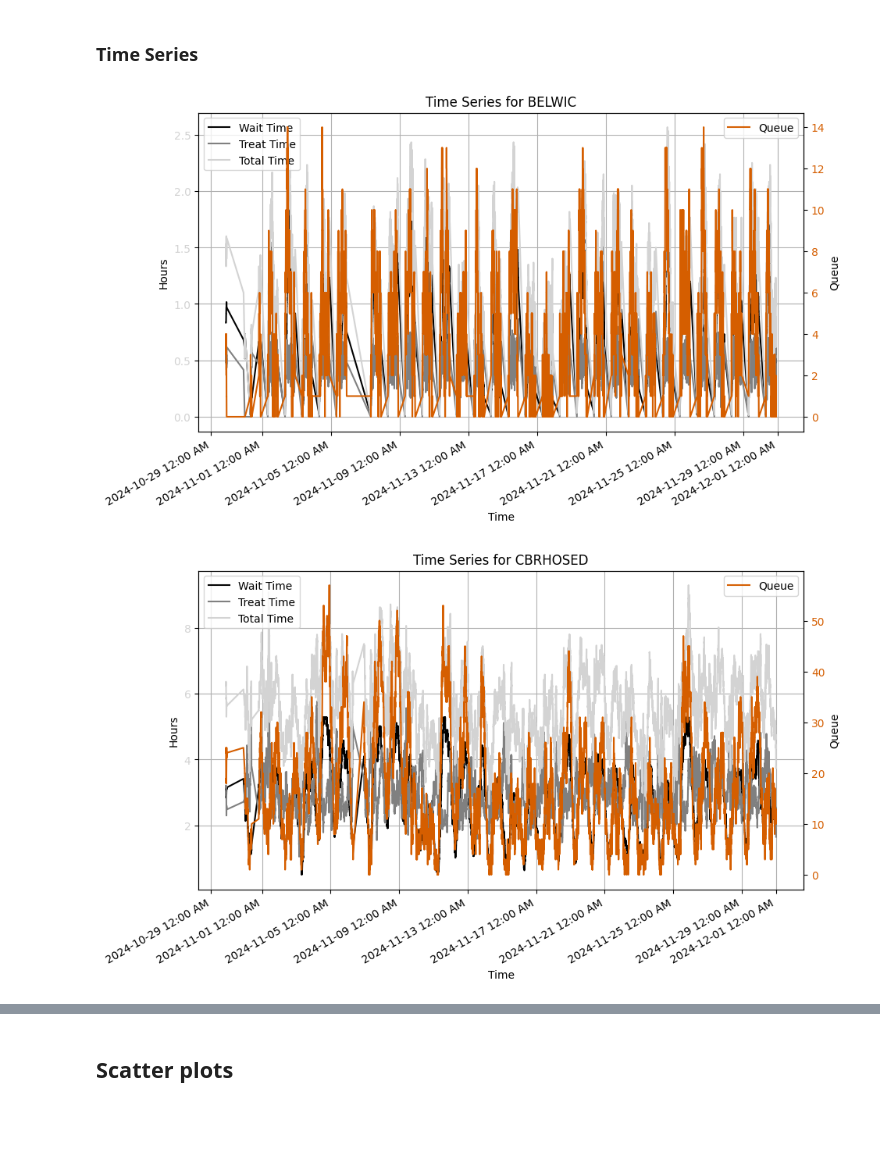
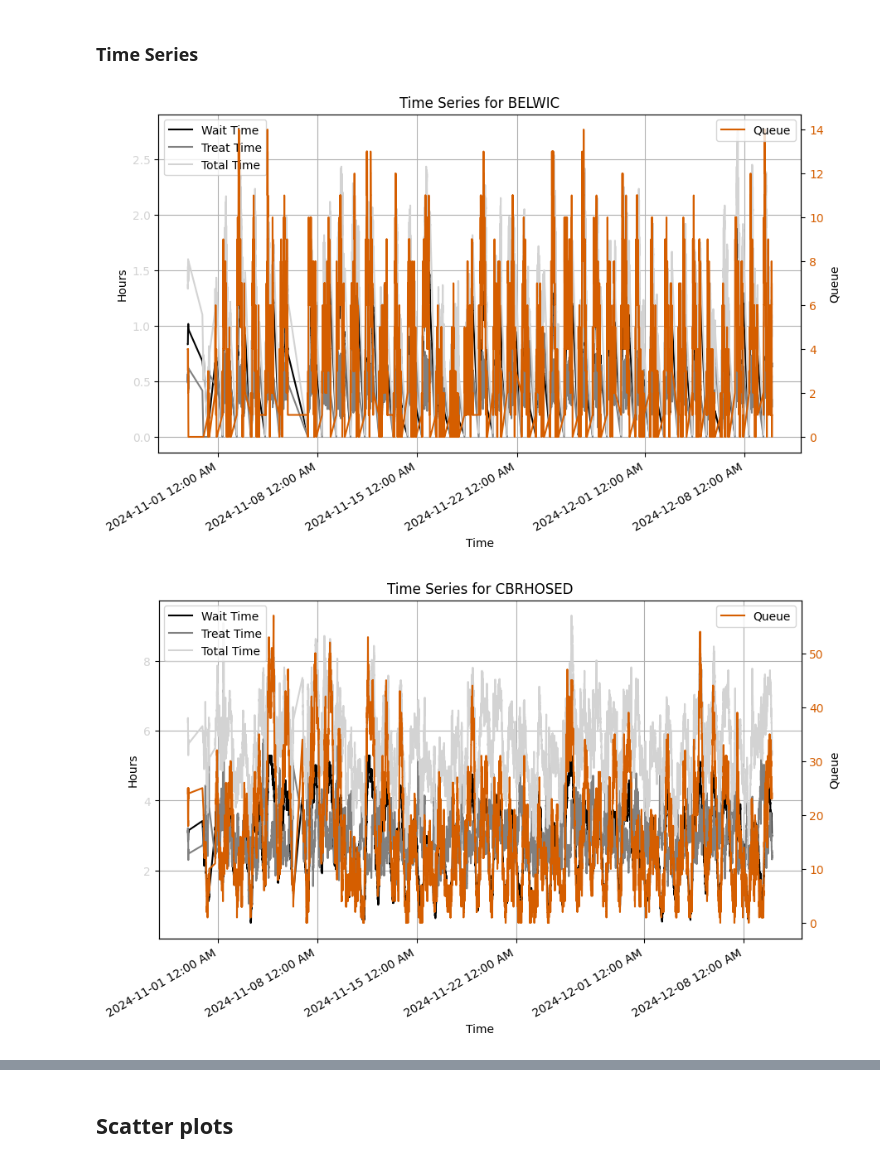
Before and after one commit to DerekWu1/wic_wait_times, a Jupyter notebook: analysis.ipynb, the cells around one changed output, grey strips where cells are left out. Drawn from its saved outputs; the diff is of its cells as text; code cells hidden in the pictures; blank space fills up the shorter version.

```diff
--- a/analysis.ipynb
+++ b/analysis.ipynb
@@ -59,6 +59,7 @@ df['hour_minute'] = pd.to_datetime(df['hour_minute'], format='%H:%M')
 df['hour_minute_numeric'] = df['hour_minute'].dt.hour * 60 + df['hour_minute'].dt.minute
 df['day_of_week'] = df['lastUpdated'].dt.day_name()
 df['hour_time'] = df['hour_minute'].dt.time
+df['date'] = df['lastUpdated'].dt.date
 
 # Calculating lagged differences for each 'id' group
 df['queue_diff'] = df.groupby('id')['queue'].diff()
@@ -67,8 +68,19 @@ df['treat_time_diff'] = df.groupby('id')['treat_time'].diff()
 df['total_time_diff'] = df.groupby('id')['total_time'].diff()
 df['hour_minute_numeric_diff'] = df.groupby('id')['hour_minute_numeric'].diff()
 
+df = df.sort_values(by=['id', 'date', 'hour_time'])
+df['lagged_hour_time'] = df.groupby(['id', 'date'])['hour_time'].shift(60)
+df['lagged_hour_minute_numeric'] = df.groupby(['id', 'date'])['hour_minute_numeric'].shift(60)
+df['lagged_hour_minute_numeric_diff'] = df.groupby(['id', 'date'])['hour_minute_numeric_diff'].shift(60)
+df['lagged_wait_time'] = df.groupby(['id', 'date'])['wait_time'].shift(60)
+df['lagged_treat_time'] = df.groupby(['id', 'date'])['treat_time'].shift(60)
+df['lagged_total_time'] = df.groupby(['id', 'date'])['treat_time'].shift(60)
+df['lagged_queue'] = df.groupby(['id', 'date'])['queue'].shift(60)
+df['lagged_queue_diff'] = df.groupby(['id', 'date'])['queue_diff'].shift(60)
+
 # Filter out wait_time 0s
 df = df[df['wait_time'] != 0]
+df = df.dropna()
 
 df.to_csv("clean_chs_waittimes.csv", index=False)
 # %% [markdown]
@@ -101,7 +113,7 @@ colour_queue = '#D55E00'      # Orange
 
 # Define your date range
 start_date = "2024-10-28"
-end_date = "2024-12-01"
+end_date = "2024-12-10"
 
 # Filter DataFrame based on lastUpdated
 filtered_df = df[(df['lastUpdated'] >= start_date) & (df['lastUpdated'] <= end_date)]
@@ -117,32 +129,32 @@ for name, group in grouped:
 
     # Plot wait times on primary y-axis
     ax1.plot(group['lastUpdated'], group['wait_time'], label='Wait Time', color='000000')   # black
     ax1.plot(group['lastUpdated'], group['treat_time'], label='Treat Time', color='#808080')
     ax1.plot(group['lastUpdated'], group['total_time'], label='Total Time', color=colour_wait_time)
 
     # Primary y-axis settings
     ax1.set_xlabel('Time')
     ax1.set_ylabel('Hours')
     ax1.set_title(f'Time Series for {name}')
     ax1.tick_params(axis='y', labelcolor=colour_wait_time)
     ax1.legend(loc='upper left')
     ax1.grid(True)
 
     # Formatting the x-axis to show date and time in AM/PM format
     ax1.xaxis.set_major_formatter(mdates.DateFormatter('%Y-%m-%d %I:%M %p'))
     fig.autofmt_xdate()  # Rotate x-axis labels for readability
 
     # Create a secondary y-axis for the queue
     ax2 = ax1.twinx()
     ax2.plot(group['lastUpdated'], group['queue'], label='Queue', color=colour_queue)
 
     # Secondary y-axis settings
     ax2.set_ylabel('Queue')
     ax2.tick_params(axis='y', labelcolor=colour_queue)
     ax2.legend(loc='upper right')
 
     # Show the combined plot
     plt.show()
 # %% [output]
-[figure, old version]
+[figure, new version]
-[figure, old version]
+[figure, new version]
```
Also changed, not shown: parts of 4 cells of this notebook, 1 other file.
